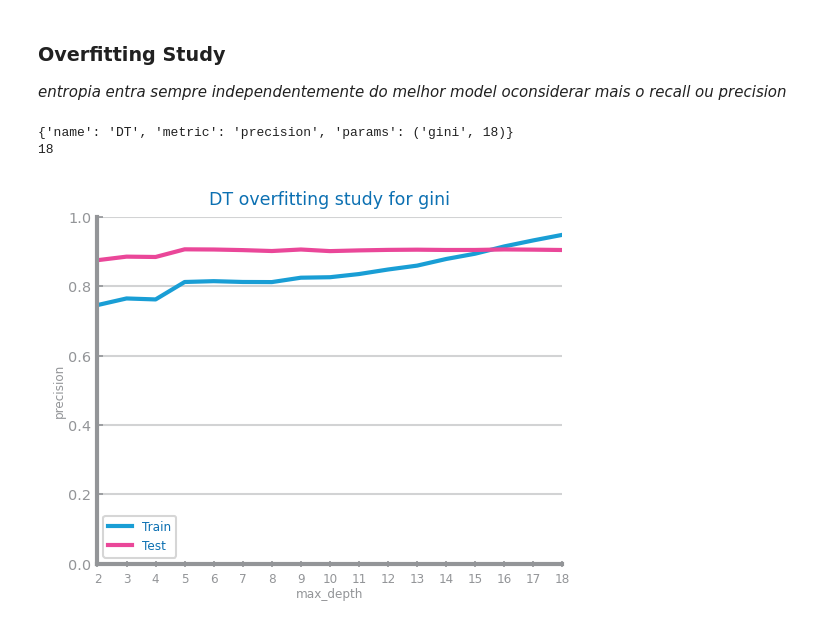
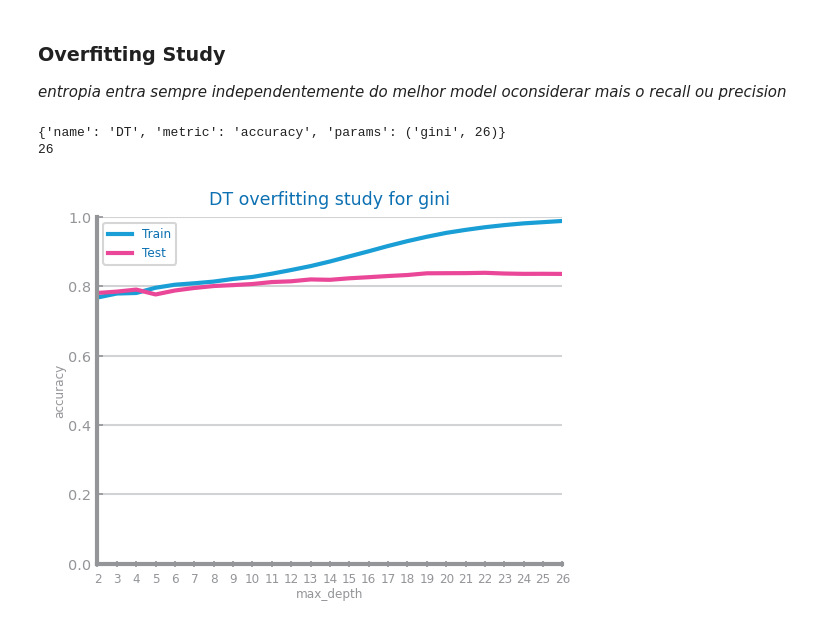
Before and after one commit to franciscoAbreuTecnico/Data-Science-IST, a Jupyter notebook: dataset_services/decision_tree.ipynb, the cells around one changed output. Cells and saved outputs as stored; diff of their text form; code cells hidden in the pictures.

```diff
--- a/dataset_services/decision_tree.ipynb
+++ b/dataset_services/decision_tree.ipynb
@@ -176,35 +176,35 @@ savefig(f"classification_images/decision_tree/{file_tag}_dt_{eval_metric}_vars_r
 # %%
 from typing import Literal
 from numpy import array
 from sklearn.tree import DecisionTreeClassifier
-eval_metric="precision"
+eval_metric="accuracy"
 print(params)
 crit: Literal["entropy", "gini"] = params["params"][0]
 d_max = params["params"][1]
 print(d_max)
 depths: list[int] = [i for i in range(2, d_max + 1, 1)]
 y_tst_values: list[float] = []
 y_trn_values: list[float] = []
-acc_metric = "precision"
+acc_metric = "accuracy"
 for d in depths:
     clf = DecisionTreeClassifier(max_depth=d, criterion=crit, min_impurity_decrease=0)
     clf.fit(trnX, trnY)
     prd_tst_Y: array = clf.predict(tstX)
     prd_trn_Y: array = clf.predict(trnX)
     y_tst_values.append(dslabs.CLASS_EVAL_METRICS[acc_metric](tstY, prd_tst_Y))
     y_trn_values.append(dslabs.CLASS_EVAL_METRICS[acc_metric](trnY, prd_trn_Y))
 
 figure()
 dslabs.plot_multiline_chart(
     depths,
     {"Train": y_trn_values, "Test": y_tst_values},
     title=f"DT overfitting study for {crit}",
     xlabel="max_depth",
     ylabel=str(eval_metric),
     percentage=True,
 )
 savefig(f"classification_images/decision_tree/{file_tag}_dt_{eval_metric}_overfitting.png")
 # %% [output]
-{'name': 'DT', 'metric': 'precision', 'params': ('gini', 18)}
-18
+{'name': 'DT', 'metric': 'accuracy', 'params': ('gini', 26)}
+26
-[figure, old version]
+[figure, new version]
```
Also changed, not shown: parts of 2 cells of this notebook, 5 other files.
